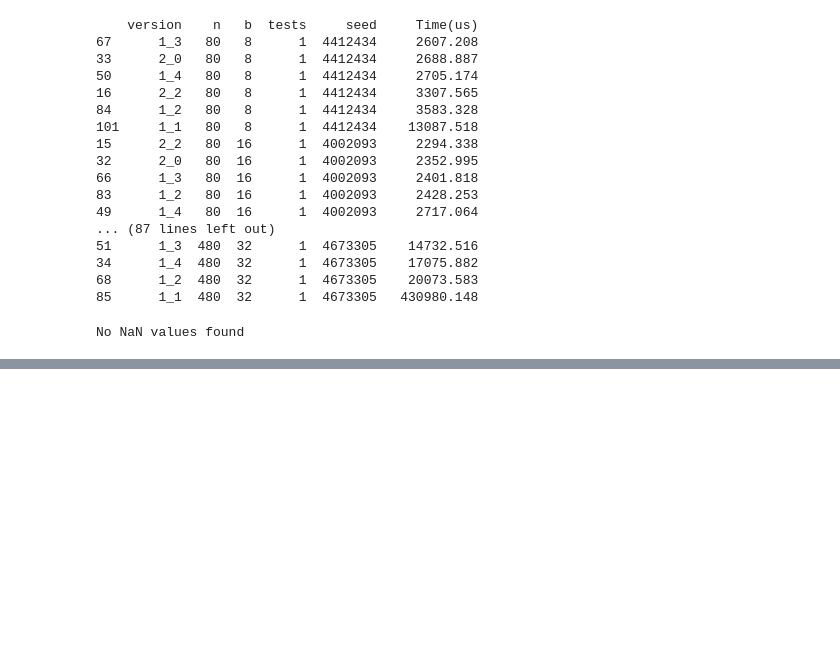
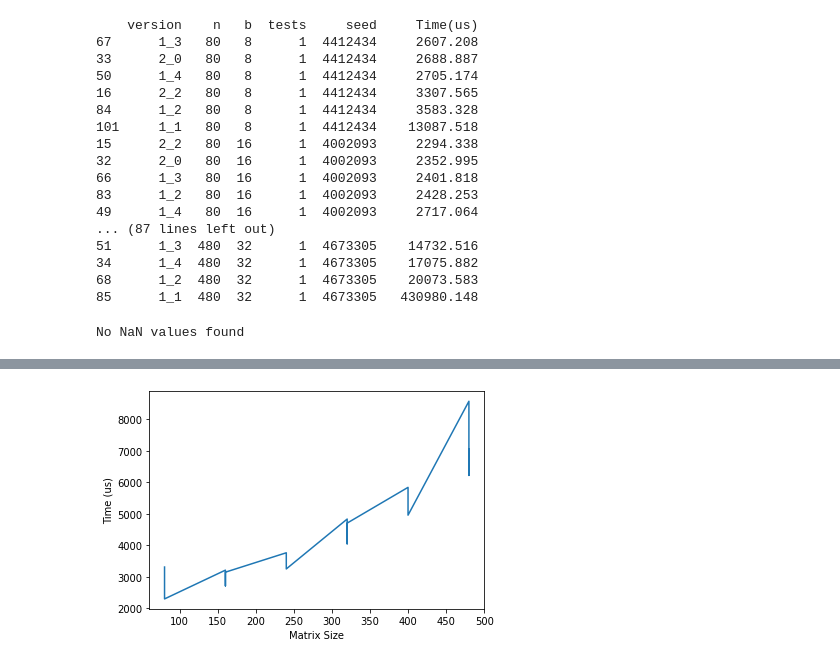
Before and after one commit to zucchi99/Blocked-AllPairsShortestPath, a Jupyter notebook: performance_analysis.ipynb, the cells around one changed output, grey strips where cells are left out. Drawn from its saved outputs; the diff is of its cells as text; code cells hidden in the pictures; blank space fills up the shorter version.

```diff
--- a/performance_analysis.ipynb
+++ b/performance_analysis.ipynb
@@ -147,0 +158,10 @@ No NaN values found
+# %%
+
+plt.plot(df_plot['n'], df_plot['Time(us)'])
+#plt.legend()
+plt.xlabel("Matrix Size")
+plt.ylabel("Time (us)")
+plt.show()
+plt.close()
+# %% [output]
+[figure, added]
```
Also changed, not shown: parts of 7 cells of this notebook, 1 other file.
